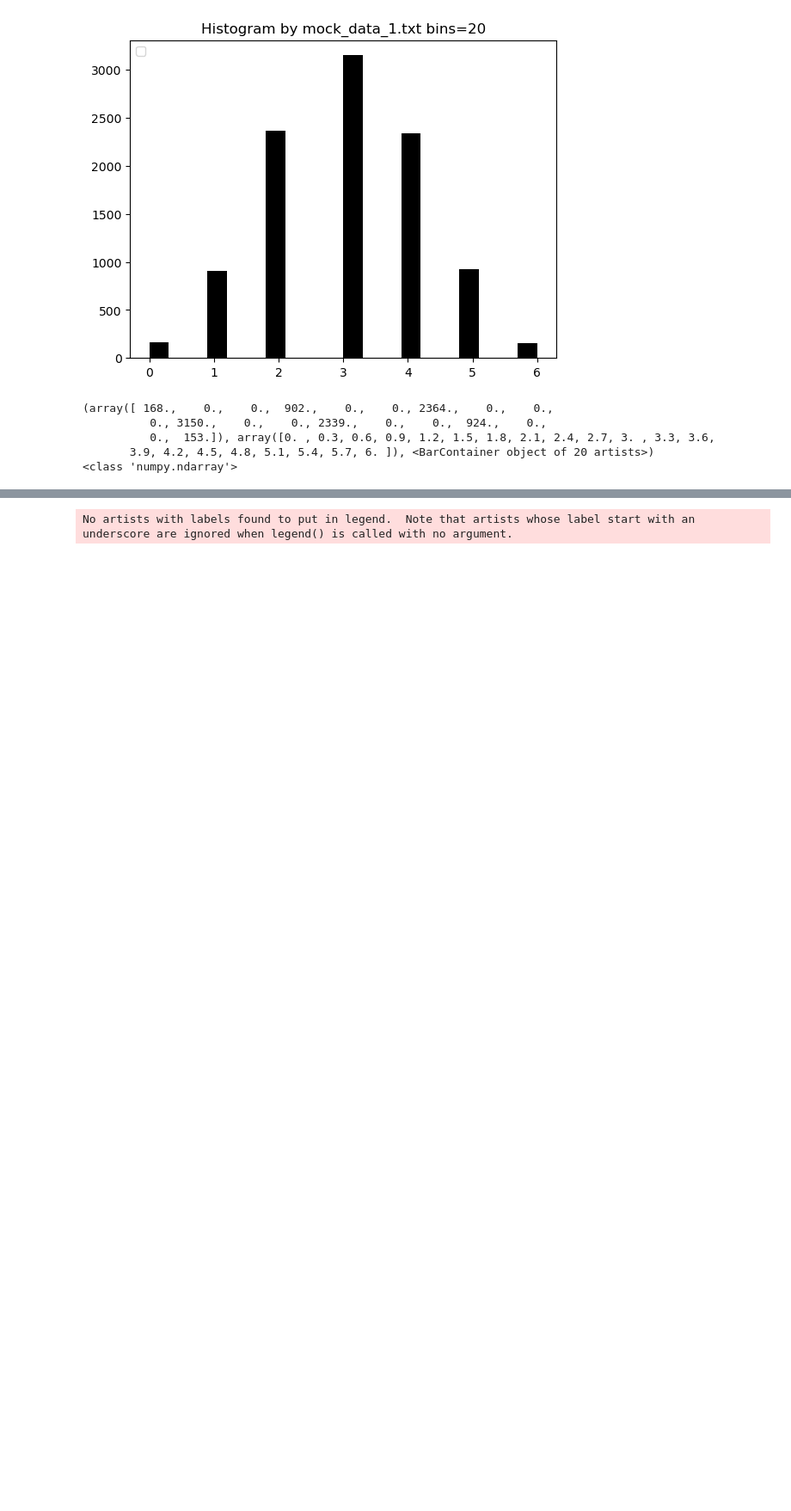
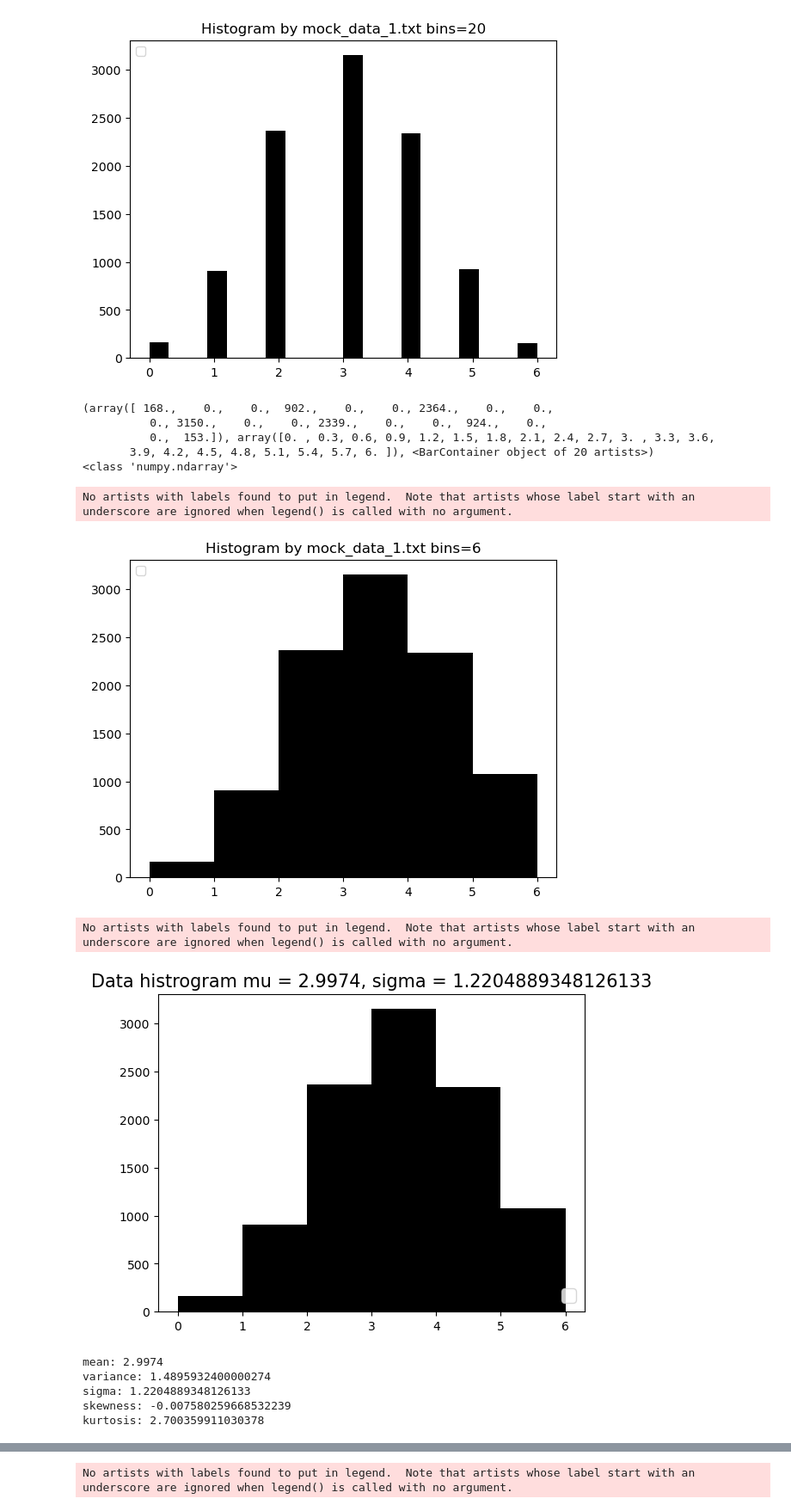
Before and after one commit to mmingyeong/2023-2_AstroStatistics_HW, a Jupyter notebook: HW2/230925_class.ipynb, the cells around one changed output, grey strips where cells are left out. Shown at 86% size. Saved outputs shown, nothing was run; the diff lists cells and outputs as text; code cells hidden in the pictures; blank space fills up the shorter version.

```diff
--- a/HW2/230925_class.ipynb
+++ b/HW2/230925_class.ipynb
@@ -353,3 +353,33 @@ class gaussian:
         opt, cov = curve_fit(self.gauss, x, y, p0=[a, mu, sigma])
 
         return opt, cov
+# %%
+mk1_cal = Cal_sample_statistic(mk1_list)
+mu = mk1_cal.mean()
+var = mk1_cal.variance()
+sigma = mk1_cal.StandardDeviation()
+skew = mk1_cal.skewness()
+krut = mk1_cal.kurtosis()
+mk1_hist = mk1.hist(bin=6, color='k')
+
+plt.figure()
+plt.hist(mk1_list, bins=6, color="k")
+plt.title(f'Data histrogram mu = {mu}, sigma = {sigma}', fontsize=15)
+plt.legend(loc='lower right', fontsize=15)
+plt.show()
+
+print(f"mean: {mu}")
+print(f"variance: {var}")
+print(f"sigma: {sigma}")
+print(f"skewness: {skew}")
+print(f"kurtosis: {krut}")
+# %% [output]
+No artists with labels found to put in legend.  Note that artists whose label start with an underscore are ignored when legend() is called with no argument.
+[figure, added]
+No artists with labels found to put in legend.  Note that artists whose label start with an underscore are ignored when legend() is called with no argument.
+[figure, added]
+mean: 2.9974
+variance: 1.4895932400000274
+sigma: 1.2204889348126133
+skewness: -0.007580259668532239
+kurtosis: 2.700359911030378
```
Also changed, not shown: parts of 6 cells of this notebook, 12 other files.
